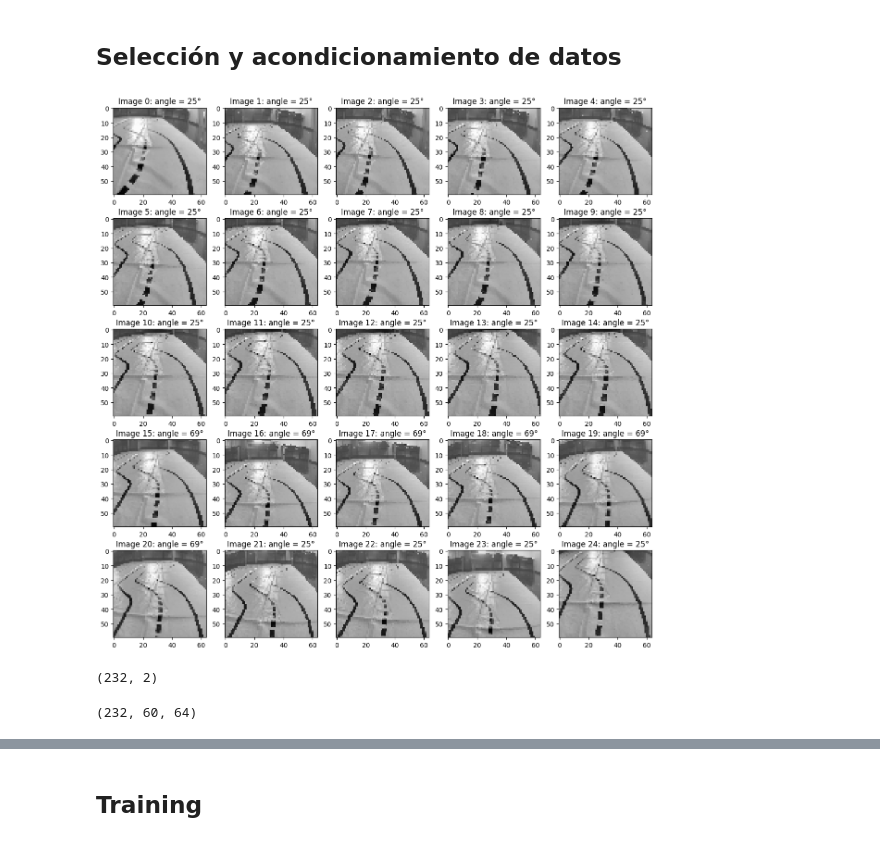
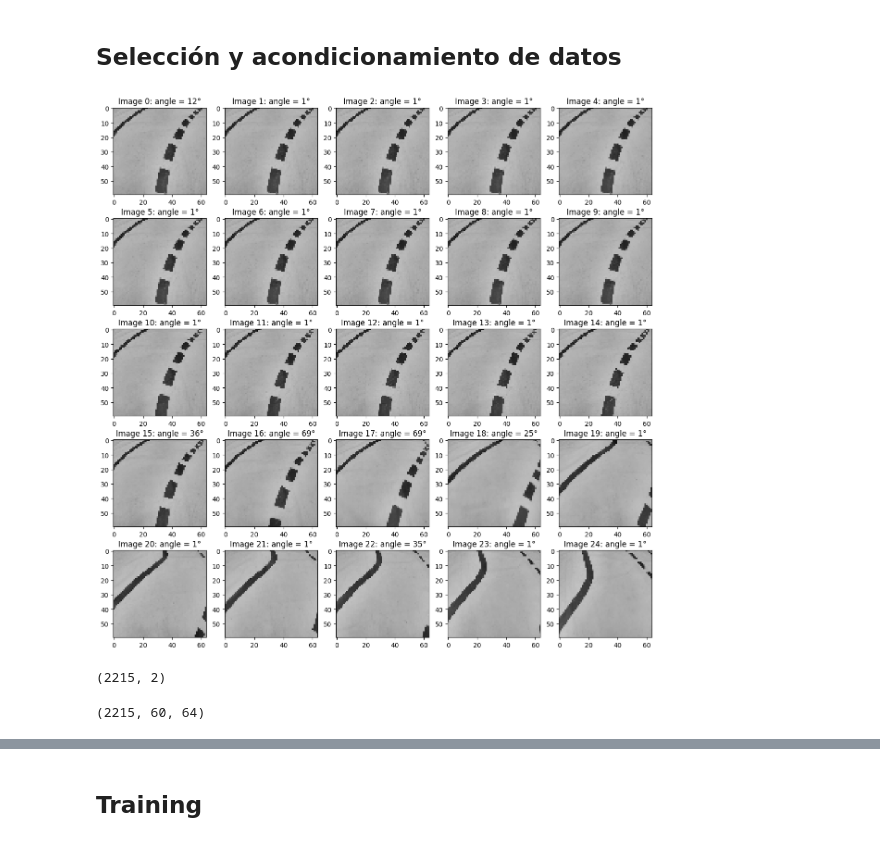
Before and after one commit to kio-9/Carrito-Autonomo, a Jupyter notebook: alvinn.ipynb, the cells around one changed output, grey strips where cells are left out. Cells and saved outputs as stored; diff of their text form; code cells hidden in the pictures.

```diff
--- a/alvinn.ipynb
+++ b/alvinn.ipynb
@@ -74,30 +70,30 @@ def eliminarData(rango):
     imagenes= np.delete(imagenes,rango,axis=0)
     print(imagenes.shape)
 # %%
-v_i = 2
+v_i = 0
 start = v_start[v_i]
 rows, cols = (5, 5)
 
 fig = plt.figure(figsize=(3*cols, 3*rows))
 plots = fig.subplots(rows, cols)
 
 for i, axes in enumerate(plots, 0):
     for j, ax in enumerate(axes,0):
         index = start + i*cols + j
         ax.imshow(imagenes[index,:,:], cmap='gray', vmin=0, vmax=1)
         ax.set_title(f"Image {index}: angle = {df['dir'][index]}°")
 
 plt.show()
 print(df.shape)
 # %% [output]
-[figure, old version]
+[figure, new version]
-(232, 2)
+(2215, 2)
 # %%
 # Elimina datos inválidos
-rango = range(v_start[v_i],v_start[v_i]+17)
+rango = range(v_start[v_i],v_start[v_i]+25)
 eliminarData(rango)
 # %% [output]
-(232, 60, 64)
+(2215, 60, 64)
 # %%
 # Angle classification
 def clasificador(ang):
```
Also changed, not shown: parts of 18 cells of this notebook, 3 other files.
